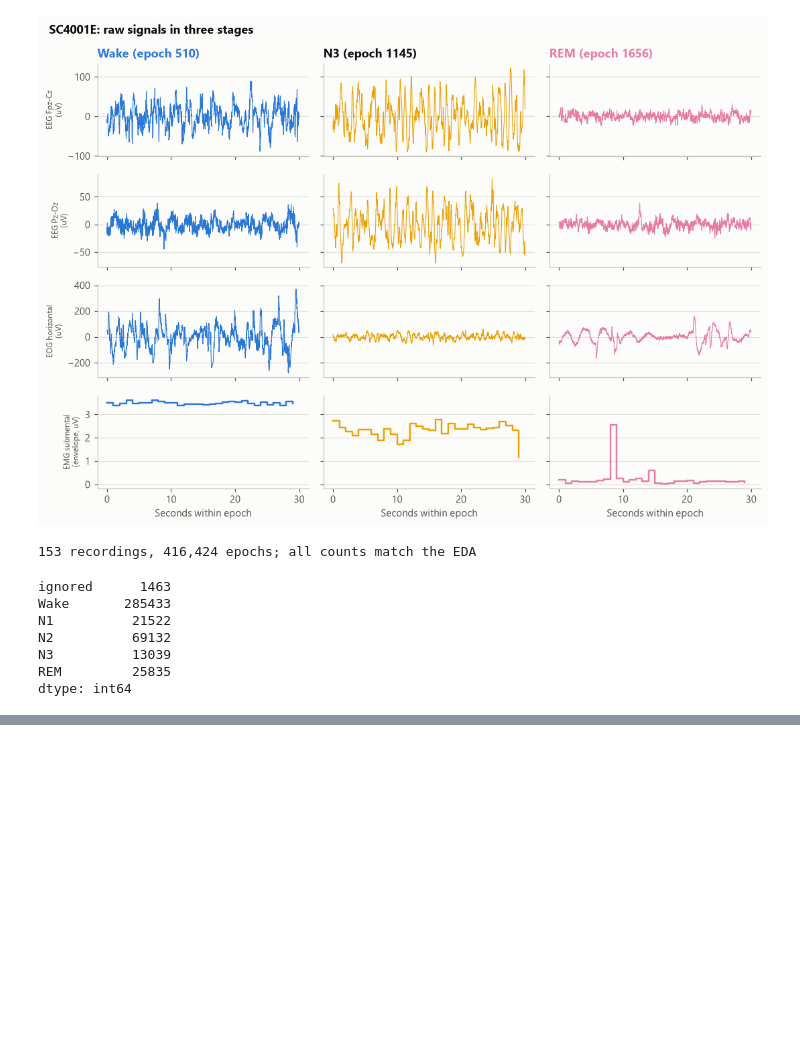
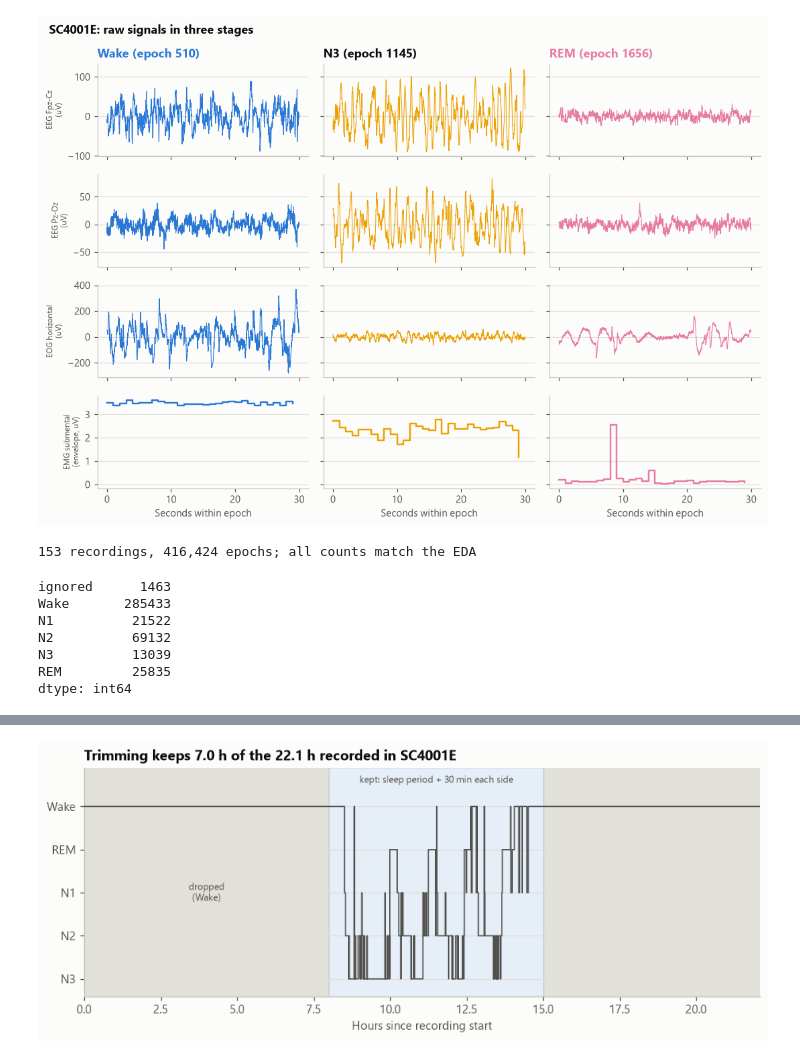
Before and after one commit to calvnvn/sleep-edfx, a Jupyter notebook: notebooks/02_preprocessing.ipynb, the cells around one changed output, grey strips where cells are left out. Saved outputs shown, nothing was run; the diff lists cells and outputs as text; code cells hidden in the pictures; blank space fills up the shorter version.

```diff
--- a/notebooks/02_preprocessing.ipynb
+++ b/notebooks/02_preprocessing.ipynb
@@ -223,3 +223,19 @@ N2          69132
 N3          13039
 REM         25835
 dtype: int64
+# %%
+def sleep_window(labels, margin=TRIM_EPOCHS):
+    """Epoch range [start, stop): `margin` epochs before the first sleep epoch to `margin` after the last."""
+    sleep = np.flatnonzero((labels >= 1) & (labels <= 4))    # N1..REM only; Wake and IGNORE do not count as sleep
+    assert sleep.size, "recording has no sleep epochs"
+    return int(max(0, sleep[0] - margin)), int(min(len(labels), sleep[-1] + margin + 1))
+
+
+start, stop = sleep_window(labels)
+sleep = np.flatnonzero((labels >= 1) & (labels <= 4))
+print(f"{REC}: sleep from epoch {sleep[0]} to {sleep[-1]} -> window [{start}, {stop}) = "
+      f"{stop - start} of {len(labels)} epochs ({(stop - start) * EPOCH_S / 3600:.1f} h of {len(labels) * EPOCH_S / 3600:.1f} h)")
+
+pd.DataFrame({"before": np.bincount(labels + 1, minlength=6),
+              "after": np.bincount(labels[start:stop] + 1, minlength=6)},
+             index=["ignored"] + STAGES)
@@ -225,0 +251,20 @@ dtype: int64
+# %%
+hours = lambda e: e * EPOCH_S / 3600
+level = np.array([LEVEL.get(int(l), np.nan) for l in labels], dtype=float)   # IGNORE becomes a gap
+
+fig, ax = plt.subplots(figsize=(10, 3.4))
+ax.axvspan(0, hours(start), color=GRID, zorder=0)
+ax.axvspan(hours(stop), hours(len(labels)), color=GRID, zorder=0)
+ax.axvspan(hours(start), hours(stop), color=STAGE_COLORS["Wake"], alpha=0.10, zorder=0)
+ax.step(np.arange(len(labels)) * EPOCH_S / 3600, level, where="post", color=INK_2, lw=1, zorder=3)
+ax.text(hours(start) / 2, 2, "dropped\n(Wake)", ha="center", va="center", fontsize=8, color=INK_2)
+ax.text(hours((start + stop) / 2), 4.55, "kept: sleep period + 30 min each side", ha="center", fontsize=8, color=INK_2)
+ax.set_yticks([4, 3, 2, 1, 0], ["Wake", "REM", "N1", "N2", "N3"])
+ax.set_ylim(-0.4, 4.9)
+ax.set_xlim(0, hours(len(labels)))
+ax.set_xlabel("Hours since recording start")
+ax.set_title(f"Trimming keeps {hours(stop - start):.1f} h of the {hours(len(labels)):.1f} h recorded in {REC}")
+fig.savefig(FIG_DIR / f"02_trim_window_{REC}.png")
+plt.show()
+# %% [output]
+[figure, added]
```
Also changed, not shown: parts of 15 cells of this notebook, 8 other files.
